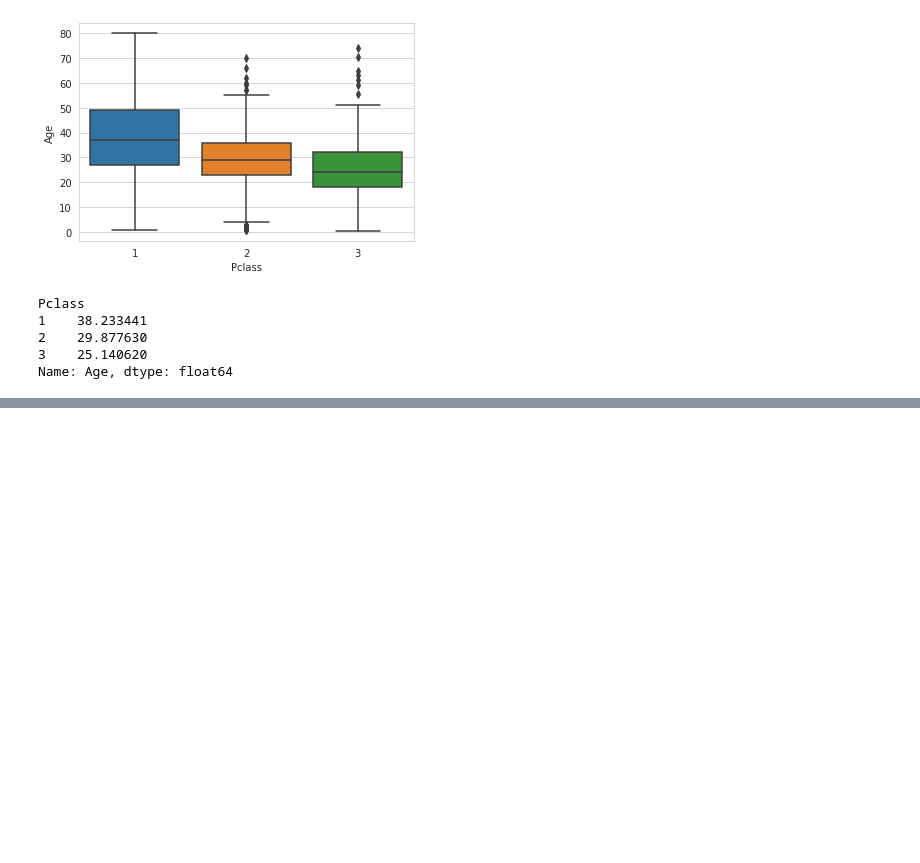
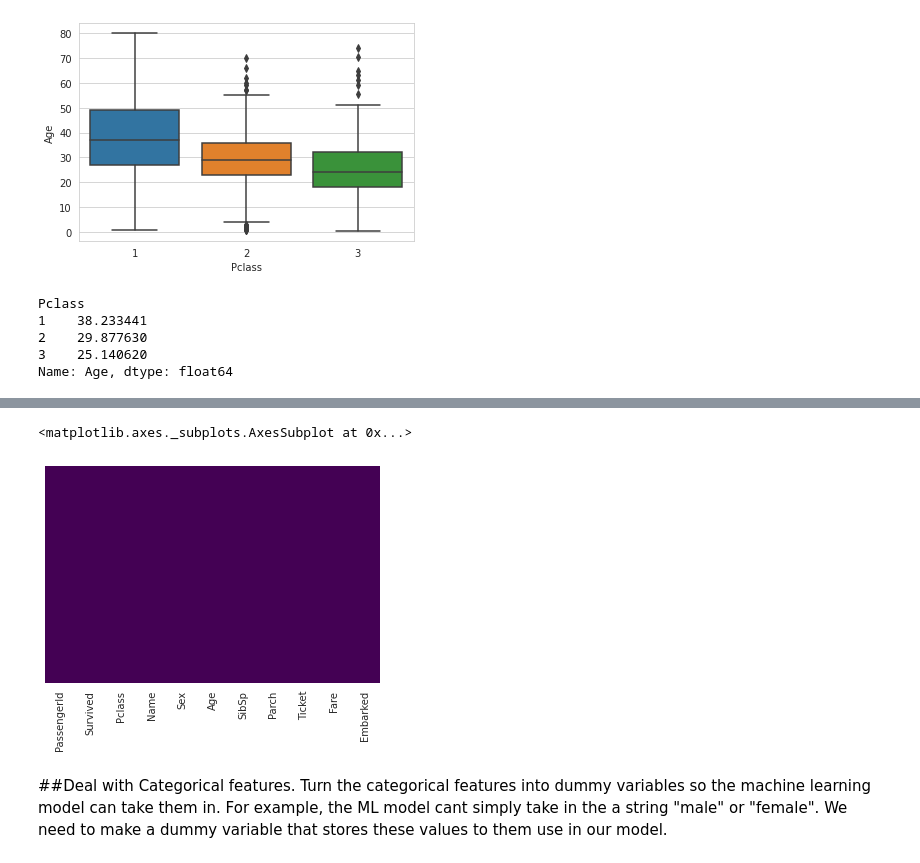
Before and after one commit to abdullahridwan/Machine-Learning_and_DL, a Jupyter notebook: Titanic.ipynb, the cells around one changed output, grey strips where cells are left out. Saved outputs shown, nothing was run; the diff lists cells and outputs as text; code cells hidden in the pictures; blank space fills up the shorter version.

```diff
--- a/Titanic.ipynb
+++ b/Titanic.ipynb
@@ -143,0 +151,10 @@ SyntaxError: ignored
+# %%
+df.drop('Cabin', axis = 1, inplace=True)
+# %%
+sns.heatmap(df.isnull(), yticklabels= False, cbar = False, cmap='viridis')
+# %% [output]
+<matplotlib.axes._subplots.AxesSubplot at 0x...>
+[figure, added]
+# %% [markdown]
+##Deal with Categorical features.
+Turn the categorical features into dummy variables so the machine learning model can take them in. For example, the ML model cant simply take in the a string "male" or "female". We need to make a dummy variable that stores these values to them use in our model.
```
Also changed, not shown: parts of 37 cells of this notebook.
